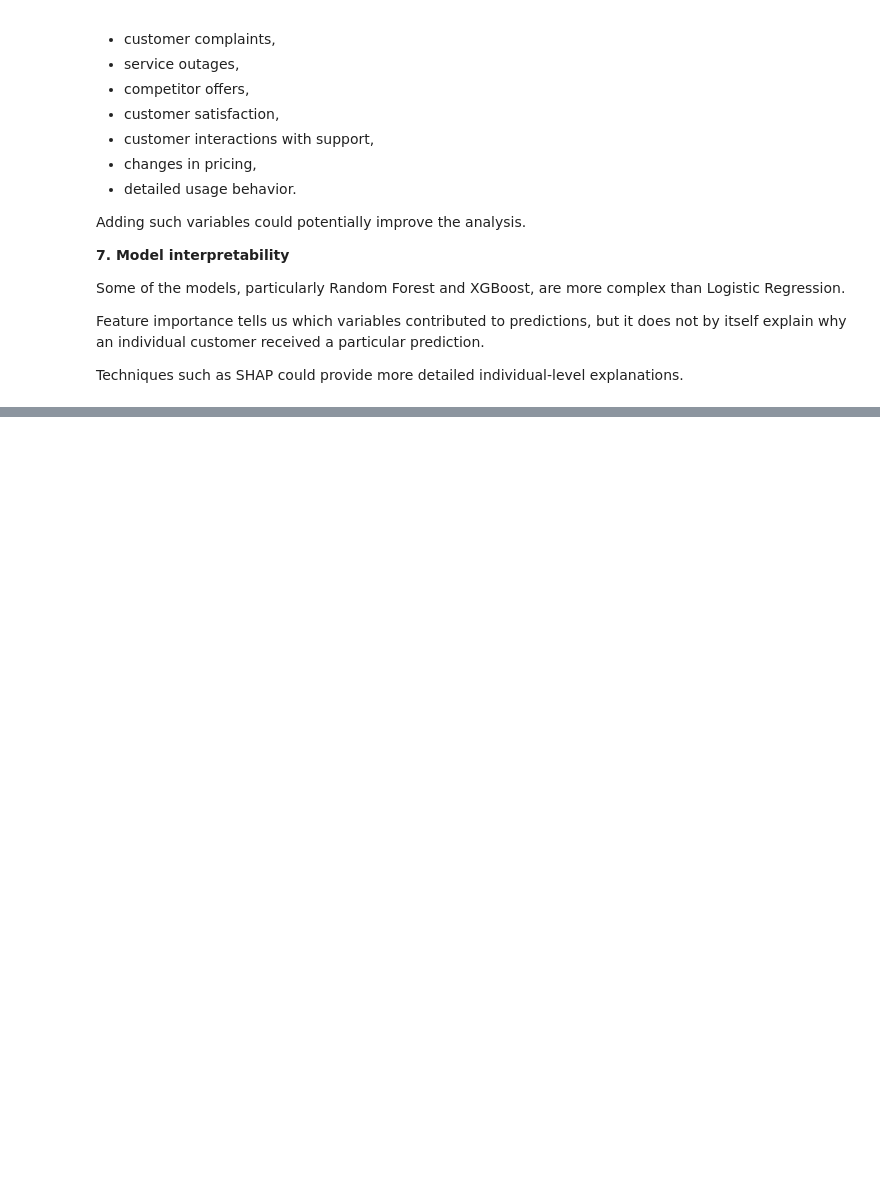
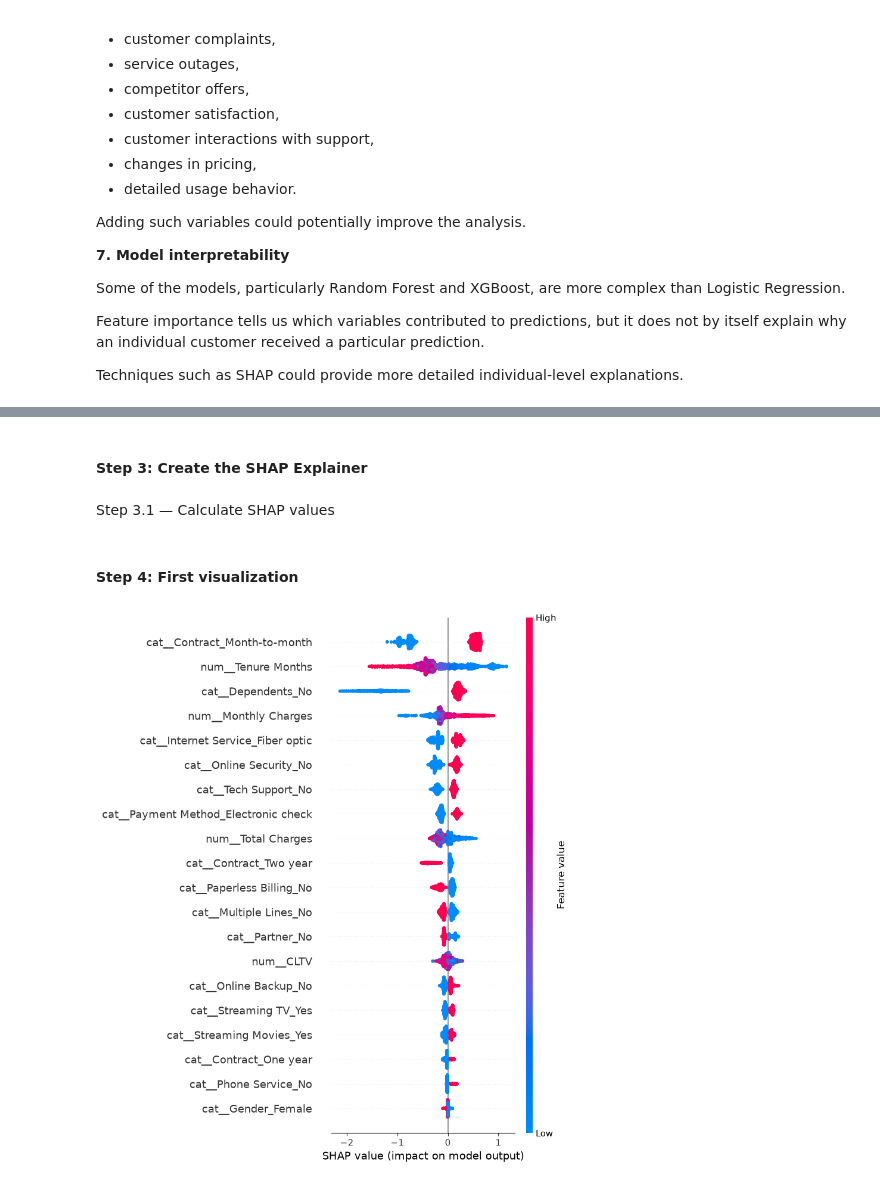
Before and after one commit to markreji2027/telecom-churn-intelligence, a Jupyter notebook: notebooks/03_ml_models.ipynb, the cells around one changed output, grey strips where cells are left out. Saved outputs shown, nothing was run; the diff lists cells and outputs as text; code cells hidden in the pictures; blank space fills up the shorter version.

```diff
--- a/notebooks/03_ml_models.ipynb
+++ b/notebooks/03_ml_models.ipynb
@@ -2432,0 +2450,2 @@ Techniques such as SHAP could provide more detailed individual-level explanation
+# %%
+xgb_model = best_xgb_pipeline.named_steps["model"]
@@ -2432,0 +2454,20 @@ Techniques such as SHAP could provide more detailed individual-level explanation
+# %%
+X_test_processed_xgb = xgb_preprocessor.transform(X_test)
+# %% [markdown]
+#### Step 3: Create the SHAP Explainer
+# %%
+explainer = shap.TreeExplainer(xgb_model)
+# %% [markdown]
+Step 3.1 — Calculate SHAP values
+# %%
+shap_values = explainer.shap_values(X_test_processed_xgb)
+# %% [markdown]
+#### Step 4: First visualization
+# %%
+shap.summary_plot(
+    shap_values,
+    X_test_processed_xgb,
+    feature_names=xgb_preprocessor.get_feature_names_out()
+)
+# %% [output]
+[figure, added]
```
Also changed, not shown: parts of 46 cells of this notebook, 2 other files.
